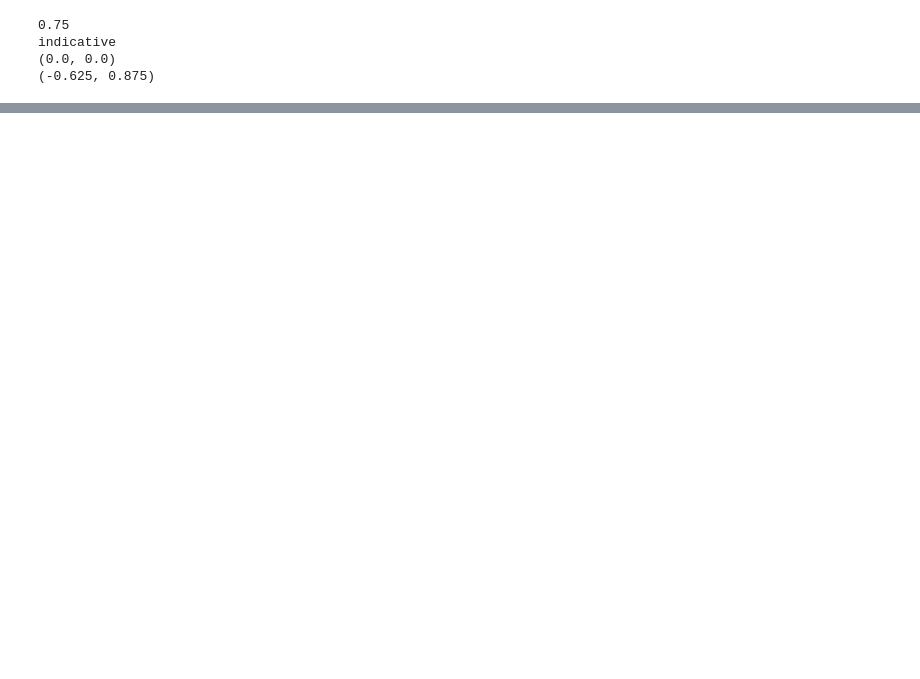
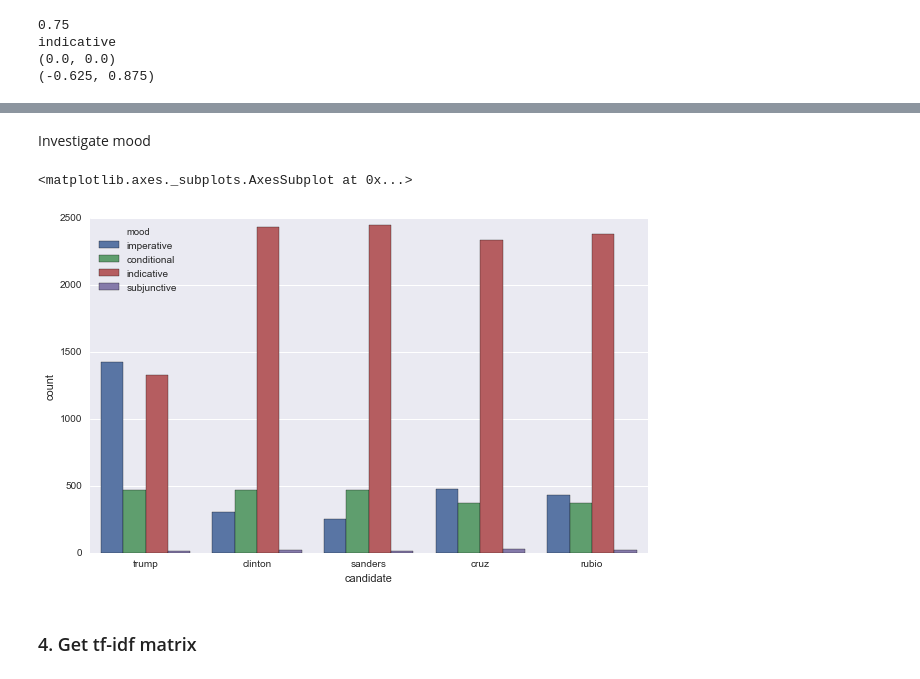
Before and after one commit to dianalam/candidate-tweets, a Jupyter notebook: tweet-analysis.ipynb, the cells around one changed output, grey strips where cells are left out. Saved outputs shown, nothing was run; the diff lists cells and outputs as text; code cells hidden in the pictures; blank space fills up the shorter version.

```diff
--- a/tweet-analysis.ipynb
+++ b/tweet-analysis.ipynb
@@ -111,11 +157,23 @@ Define functions to tokenize.
 # %%
-def get_clean_tokens(text):
-    """Return tokens for each review; exclude stop words and lemmatize."""
-    # letters_only = re.sub("[^a-zA-Z]", " ", text)
-    words = ' '.join(text.lower().split())
-    #words = ' '.join(split_text.lower().split())
-    tokens = [token.lemma_ for token in nlp(words)]
-    filtered = [t for t in tokens if t not in stop and t != '' and t != ' ' and t != '\n' and t != '\n\n']
+# def get_clean_tokens(text):
+#     """Return tokens for each review; exclude stop words and lemmatize."""
+#     # letters_only = re.sub("[^a-zA-Z]", " ", text)
+#     words = ' '.join(text.lower().split())
+#     #words = ' '.join(split_text.lower().split())
+#     tokens = [token.lemma_ for token in nlp(words)]
+#     filtered = [t for t in tokens if t not in stop and t != '' and t != ' ' and t != '\n' and t != '\n\n']
+#     return ' '.join(filtered)
+
+def get_tokens(text):
+    """Return lemmatized tokens for each review."""
+    text = re.sub(r"http\S+", "", text) # remove urls
+    letters_only = re.sub("[^a-zA-Z]", " ", text) # remove non alpha characters
+    words = ' '.join(letters_only.lower().split())
+    try:
+        tokens = [token.lemma_ for token in nlp(words)] # get lemmas
+    except:
+        tokens = [token.lemma_ for token in nlp(words.decode('utf8'))] # get lemmas
+    filtered = [t for t in tokens if t != '' and t != ' ' and t != '\n' and t != '\n\n'] # remove any remaining spaces
     return ' '.join(filtered)
 # %%
 def get_features(df):
@@ -174,0 +256,10 @@ tweets.head()
+# %% [markdown]
+Investigate mood
+# %%
+plt.figure(figsize = (10, 6))
+sns.countplot('candidate', data = tweets2, hue = 'mood')
+# %% [output]
+<matplotlib.axes._subplots.AxesSubplot at 0x...>
+[figure, added]
+# %% [markdown]
+### <a id='4'></a>4. Get tf-idf matrix
```
Also changed, not shown: parts of 32 cells of this notebook.
